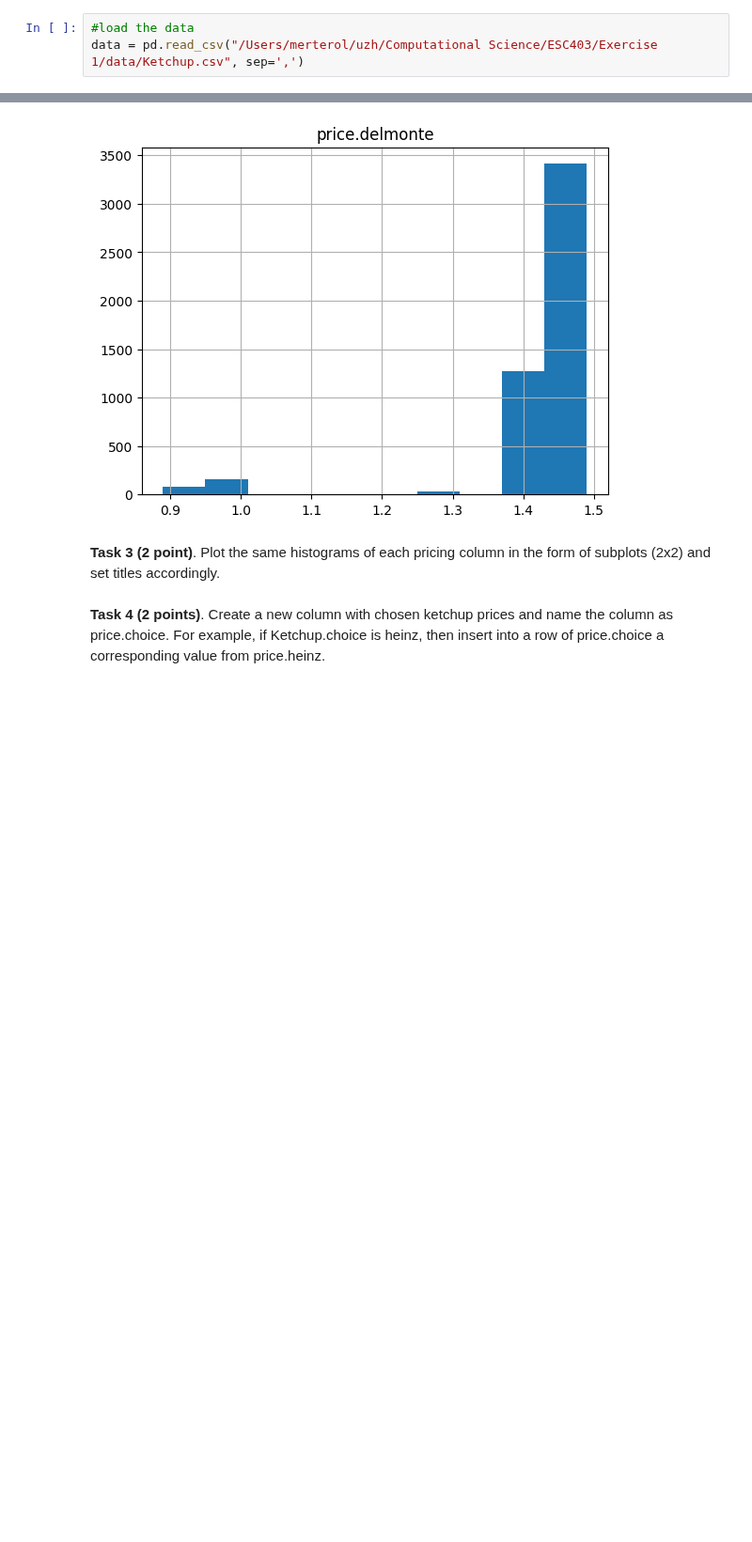
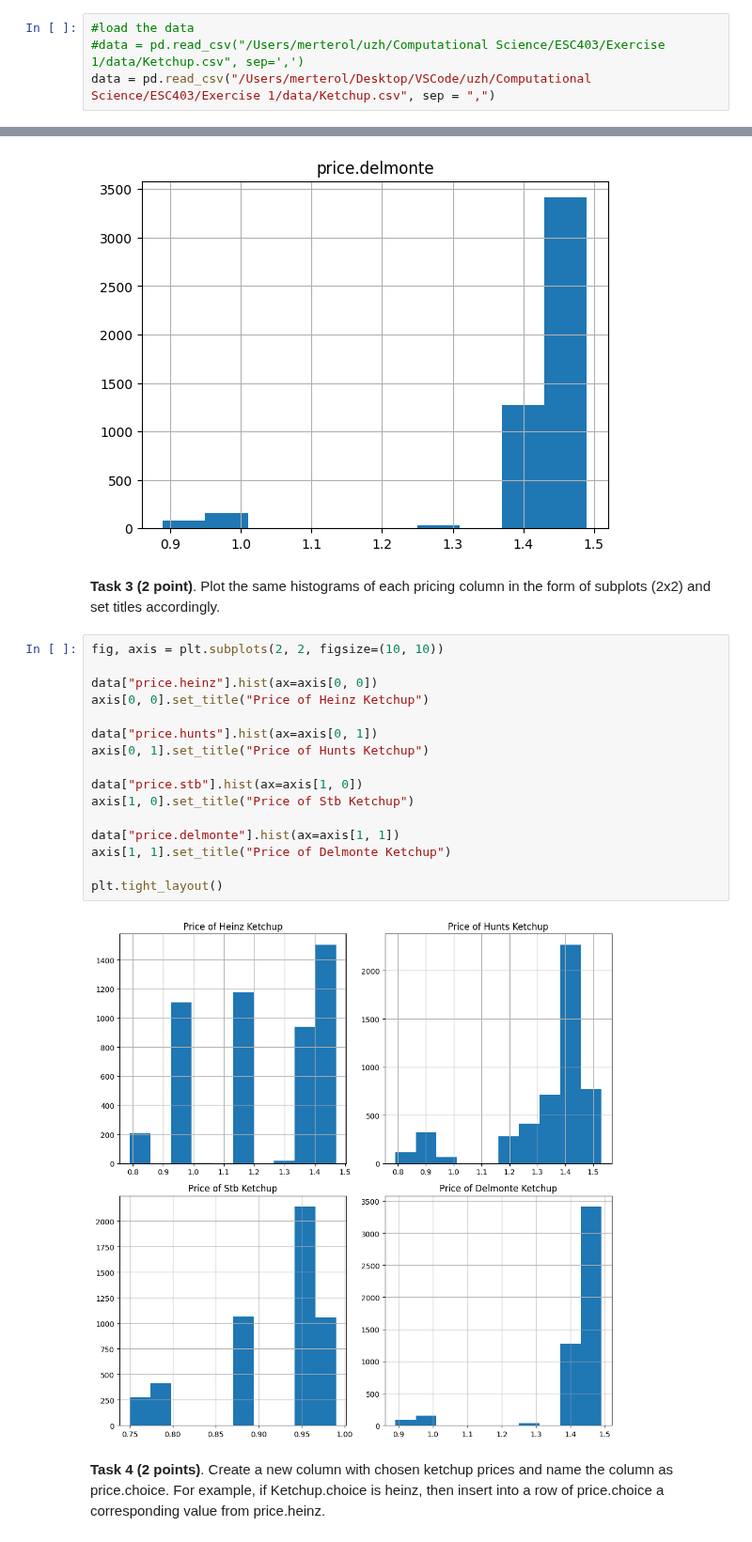
Before and after one commit to troniixx/uzh, a Jupyter notebook: Computational Science/ESC403/Exercise 1/Session_02.ipynb, the cells around one changed output, grey strips where cells are left out. Shown at 94% size. Cells and saved outputs as stored; diff of their text form; blank space fills up the shorter version.

Commit message:
wokring on data science exercises

```diff
--- a/Computational Science/ESC403/Exercise 1/Session_02.ipynb
+++ b/Computational Science/ESC403/Exercise 1/Session_02.ipynb
@@ -22,7 +22,8 @@ import seaborn as sns
 %matplotlib inline
 # %%
 #load the data
-data = pd.read_csv("/Users/merterol/uzh/Computational Science/ESC403/Exercise 1/data/Ketchup.csv", sep=',')
+#data = pd.read_csv("/Users/merterol/uzh/Computational Science/ESC403/Exercise 1/data/Ketchup.csv", sep=',')
+data = pd.read_csv("/Users/merterol/Desktop/VSCode/uzh/Computational Science/ESC403/Exercise 1/data/Ketchup.csv", sep = ",")
 # %% [markdown]
 We can see the column "Unnamed:0" which is the indexing of entries. Since pandas also creates automatically indices, we can delete it as following:
 # %%
@@ -161,5 +162,23 @@ array([[<Axes: title={'center': 'price.delmonte'}>]], dtype=object)
 [figure]
 # %% [markdown]
 **Task 3 (2 point)**. Plot the same histograms of each pricing column in the form of subplots (2x2) and set titles accordingly.
+# %%
+fig, axis = plt.subplots(2, 2, figsize=(10, 10))
+
+data["price.heinz"].hist(ax=axis[0, 0])
+axis[0, 0].set_title("Price of Heinz Ketchup")
+
+data["price.hunts"].hist(ax=axis[0, 1])
+axis[0, 1].set_title("Price of Hunts Ketchup")
+
+data["price.stb"].hist(ax=axis[1, 0])
+axis[1, 0].set_title("Price of Stb Ketchup")
+
+data["price.delmonte"].hist(ax=axis[1, 1])
+axis[1, 1].set_title("Price of Delmonte Ketchup")
+
+plt.tight_layout()
+# %% [output]
+[figure, added]
 # %% [markdown]
 **Task 4 (2 points)**. Create a new column with chosen ketchup prices and name the column as price.choice. For example, if Ketchup.choice is heinz, then insert into a row of price.choice a corresponding value from price.heinz.
```
Also changed, not shown: parts of 2 cells of this notebook.
